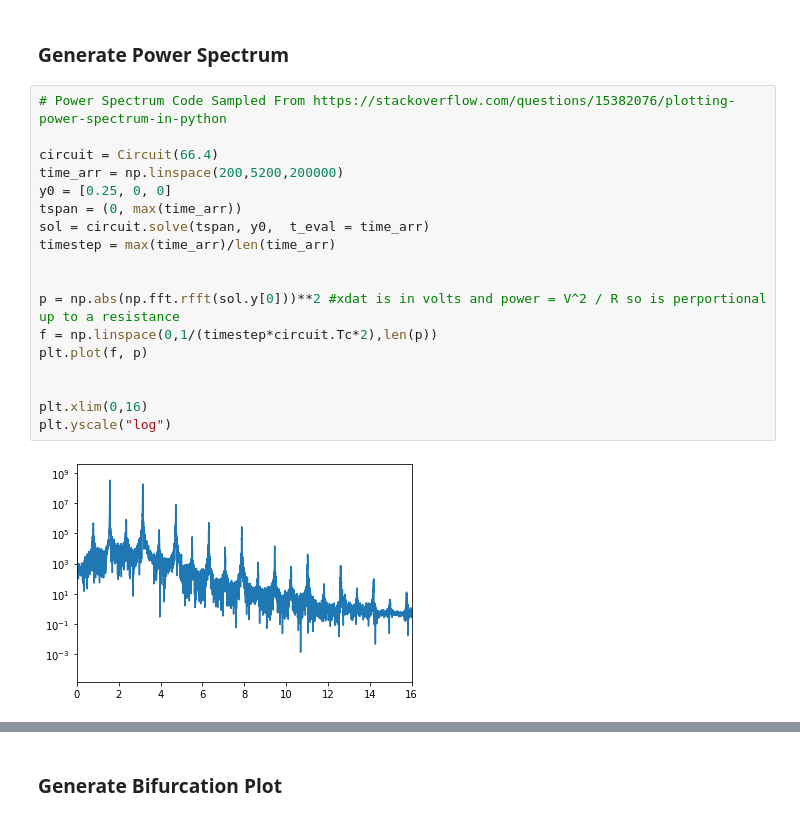
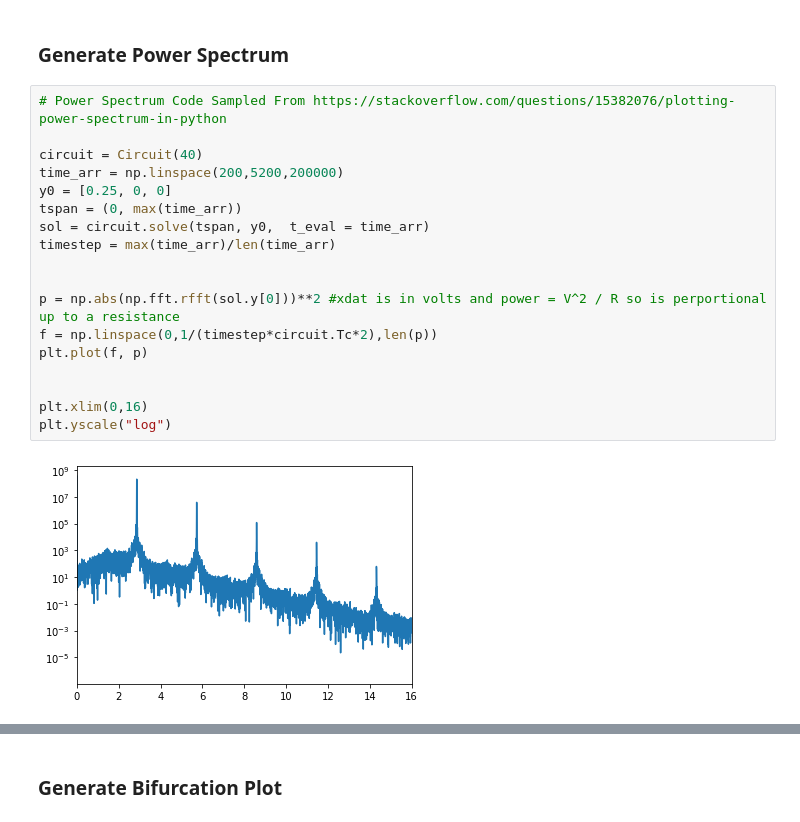
Before and after one commit to Ham0osh/Phys322W-CC, a Jupyter notebook: Analysis/Analysis_pythonSimulation.ipynb, the cells around one changed output, grey strips where cells are left out. Saved outputs shown, nothing was run; the diff lists cells and outputs as text.

```diff
--- a/Analysis/Analysis_pythonSimulation.ipynb
+++ b/Analysis/Analysis_pythonSimulation.ipynb
@@ -35,23 +35,23 @@ plt.ylim((-0.5,0.8))
 # %%
 # Power Spectrum Code Sampled From https://stackoverflow.com/questions/15382076/plotting-power-spectrum-in-python
 
-circuit = Circuit(66.4)
+circuit = Circuit(40)
 time_arr = np.linspace(200,5200,200000)
 y0 = [0.25, 0, 0]
 tspan = (0, max(time_arr))
 sol = circuit.solve(tspan, y0,  t_eval = time_arr)
 timestep = max(time_arr)/len(time_arr)
 
 
 p = np.abs(np.fft.rfft(sol.y[0]))**2 #xdat is in volts and power = V^2 / R so is perportional up to a resistance
 f = np.linspace(0,1/(timestep*circuit.Tc*2),len(p))
 plt.plot(f, p)
 
 
 plt.xlim(0,16)
 plt.yscale("log")
 # %% [output]
-[figure, old version]
+[figure, new version]
 # %%
 plt.plot(f, p)
 plt.xlim(0,40)
```
Also changed, not shown: parts of 7 cells of this notebook, 50 other files.
